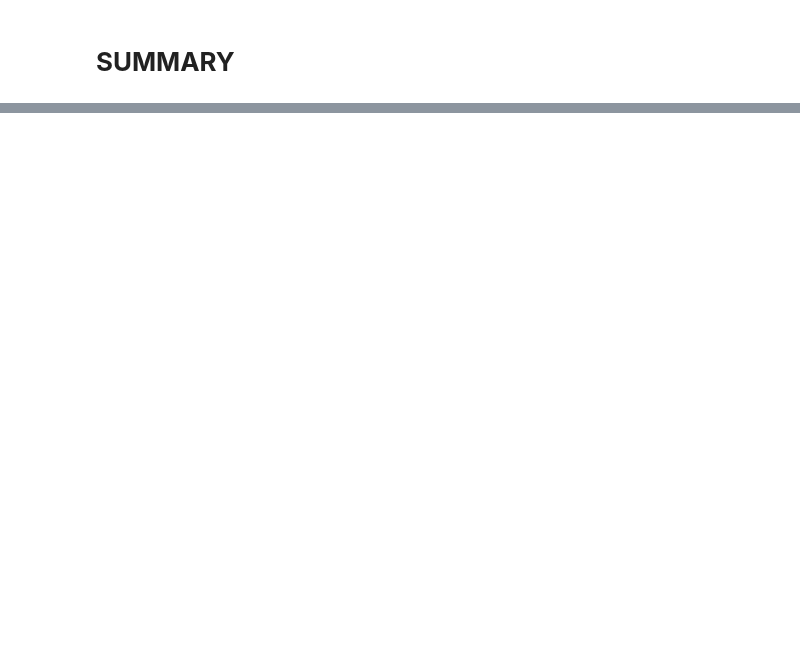
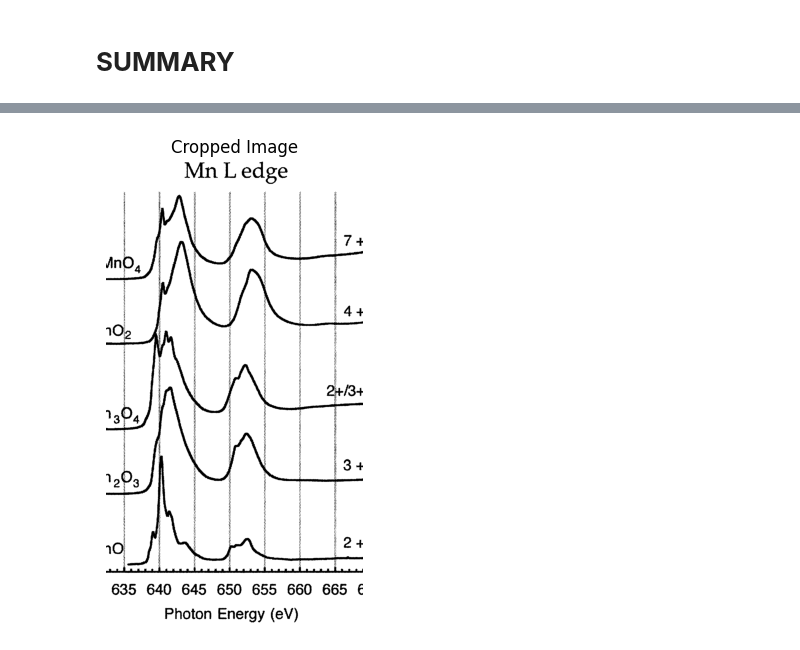
Before and after one commit to Lungelodlm/chemeng, a Jupyter notebook: Summary.ipynb, the cells around one changed output, grey strips where cells are left out. Cells and saved outputs as stored; diff of their text form; code cells hidden in the pictures; blank space fills up the shorter version.

Commit message:
Your commit message

```diff
--- a/Summary.ipynb
+++ b/Summary.ipynb
@@ -61,0 +52,14 @@ No
+# %%
+#step 1: crop the image to focus on the graph area
+#Assuming the graph occupies most of the image, we mainly crop out the borders
+#Adjust these value according to your image's borrders
+cropped_img = thresh[:,200:-75] #Adjust crop dimensions as needed
+
+#ste: Thresholded Image
+plt.figure(figsize=(6,6))
+plt.imshow(cropped_img, cmap='gray')
+plt.title('Cropped Image')
+plt.axis('off')
+plt.show()
+# %% [output]
+[figure, added]
```
Also changed, not shown: parts of 11 cells of this notebook, 32 other files.
